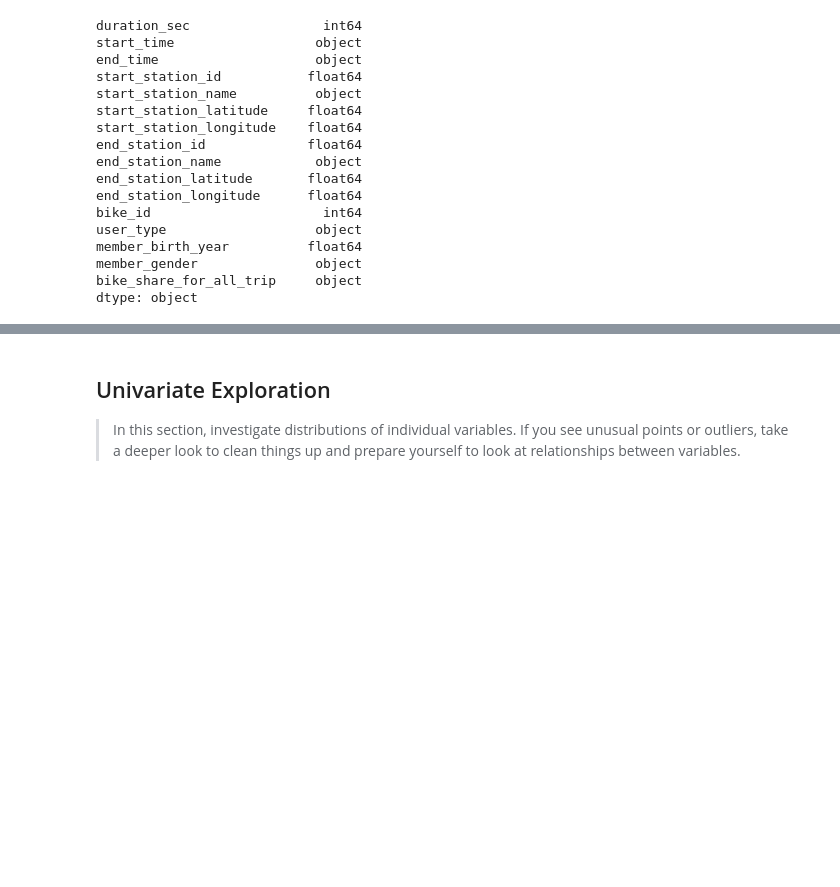
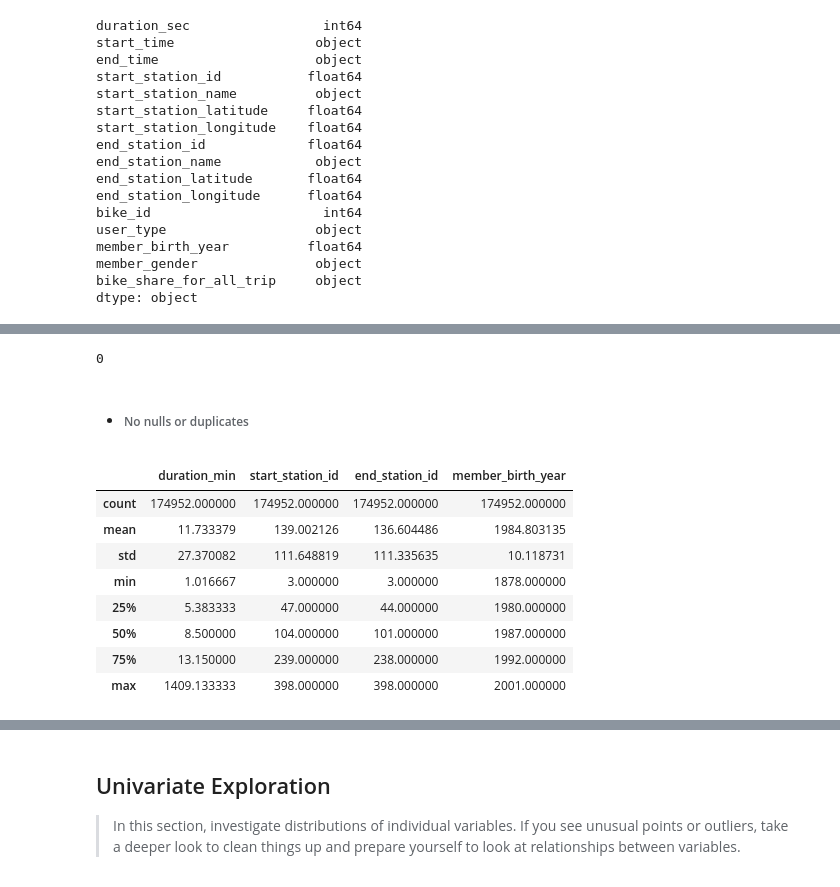
Before and after one commit to Theabdelkader/Communicate-Data-Findings-Ford-GoBike-System, a Jupyter notebook: exploration_template.ipynb, the cells around one changed output, grey strips where cells are left out. Saved outputs shown, nothing was run; the diff lists cells and outputs as text; code cells hidden in the pictures; blank space fills up the shorter version.

```diff
--- a/exploration_template.ipynb
+++ b/exploration_template.ipynb
@@ -139,0 +148,4 @@ where int64 float64 are Numeric variables and object is
+# %%
+#Removing useless features from the dataset for better analysis
+df.drop([ 'end_station_latitude', 'end_station_longitude','start_station_latitude','bike_id','start_station_longitude'], axis=1, inplace=True)
+df.head(3)
@@ -139,0 +157,8 @@ where int64 float64 are Numeric variables and object is
+# %%
+# Change data type start_time end_time from object to datetime.
+df['start_time'] = pd.to_datetime(df['start_time'])
+df['end_time'] = pd.to_datetime(df['end_time'])
+# %%
+# change duration_sec to duration in minutes to be like daily used data by people
+df['duration_sec'] = df['duration_sec']/60
+df.rename(columns= {"duration_sec":"duration_min"}, inplace = True )
@@ -139,0 +186,3 @@ where int64 float64 are Numeric variables and object is
+# %%
+# drop nulls where sum of nulls number is small number number comparaple to affecting our 183412 data badly
+df.dropna(inplace=True)
@@ -139,0 +204,19 @@ where int64 float64 are Numeric variables and object is
+# %%
+#check duplicates
+df.duplicated().sum()
+# %% [output]
+0
+# %% [markdown]
+- ###### No nulls or duplicates
+# %%
+df.describe()
+# %% [output]
+|  | duration_min | start_station_id | end_station_id | member_birth_year |
+| count | 174952.000000 | 174952.000000 | 174952.000000 | 174952.000000 |
+| mean | 11.733379 | 139.002126 | 136.604486 | 1984.803135 |
+| std | 27.370082 | 111.648819 | 111.335635 | 10.118731 |
+| min | 1.016667 | 3.000000 | 3.000000 | 1878.000000 |
+| 25% | 5.383333 | 47.000000 | 44.000000 | 1980.000000 |
+| 50% | 8.500000 | 104.000000 | 101.000000 | 1987.000000 |
+| 75% | 13.150000 | 239.000000 | 238.000000 | 1992.000000 |
+| max | 1409.133333 | 398.000000 | 398.000000 | 2001.000000 |
```
Also changed, not shown: parts of 10 cells of this notebook.
